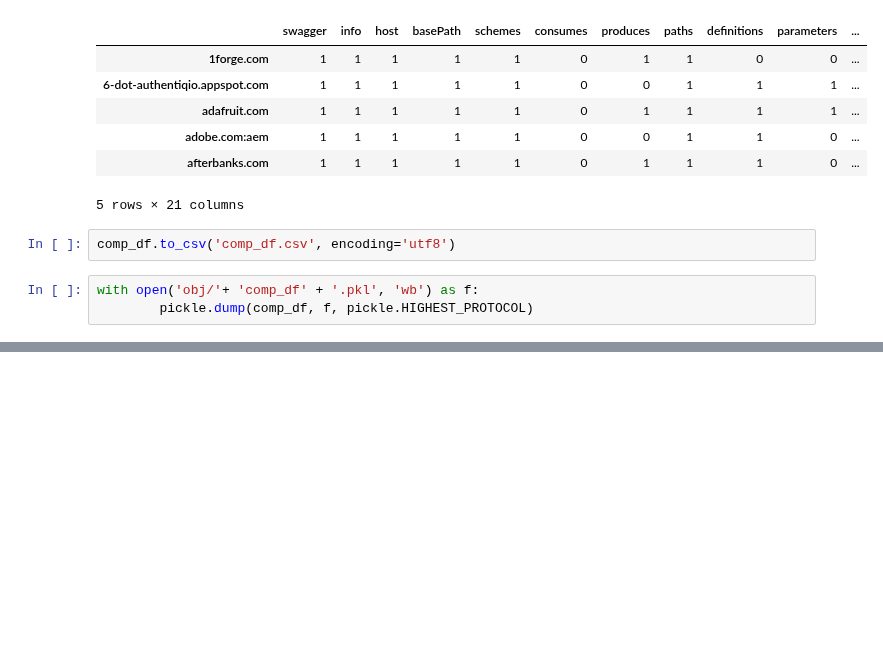
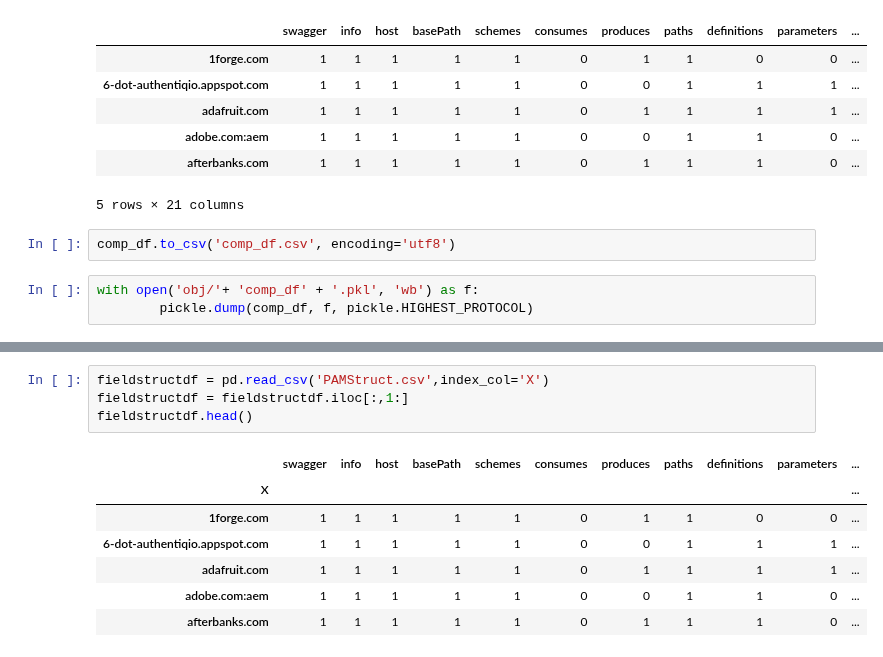
Before and after one commit to pmanlukas/thesisdata, a Jupyter notebook: combine dataframes.ipynb, the cells around one changed output, grey strips where cells are left out. Saved outputs shown, nothing was run; the diff lists cells and outputs as text; blank space fills up the shorter version.

```diff
--- a/combine dataframes.ipynb
+++ b/combine dataframes.ipynb
@@ -112,0 +221,12 @@ with open('obj/'+ 'comp_df' + '.pkl', 'wb') as f:
+# %%
+fieldstructdf = pd.read_csv('PAMStruct.csv',index_col='X')
+fieldstructdf = fieldstructdf.iloc[:,1:]
+fieldstructdf.head()
+# %% [output]
+|  | swagger | info | host | basePath | schemes | consumes | produces | paths | definitions | parameters | ... |
+| X |  |  |  |  |  |  |  |  |  |  | ... |
+| 1forge.com | 1 | 1 | 1 | 1 | 1 | 0 | 1 | 1 | 0 | 0 | ... |
+| 6-dot-authentiqio.appspot.com | 1 | 1 | 1 | 1 | 1 | 0 | 0 | 1 | 1 | 1 | ... |
+| adafruit.com | 1 | 1 | 1 | 1 | 1 | 0 | 1 | 1 | 1 | 1 | ... |
+| adobe.com:aem | 1 | 1 | 1 | 1 | 1 | 0 | 0 | 1 | 1 | 0 | ... |
+| afterbanks.com | 1 | 1 | 1 | 1 | 1 | 0 | 1 | 1 | 1 | 0 | ... |
```
Also changed, not shown: parts of 9 cells of this notebook, 4 other files.
